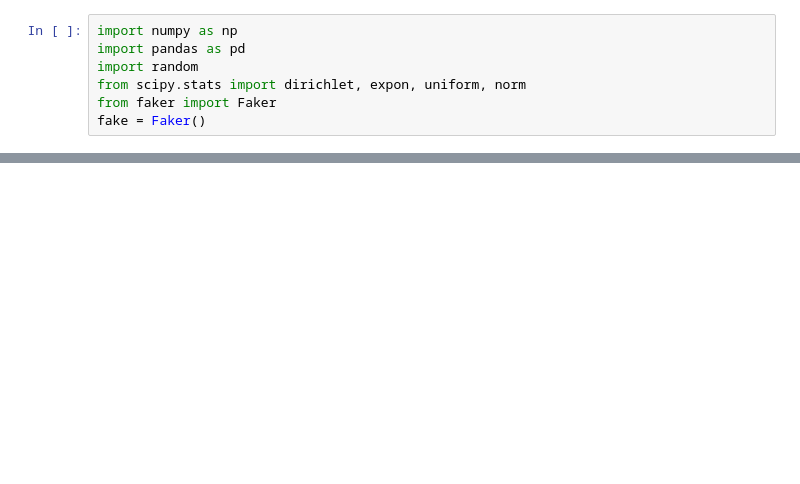
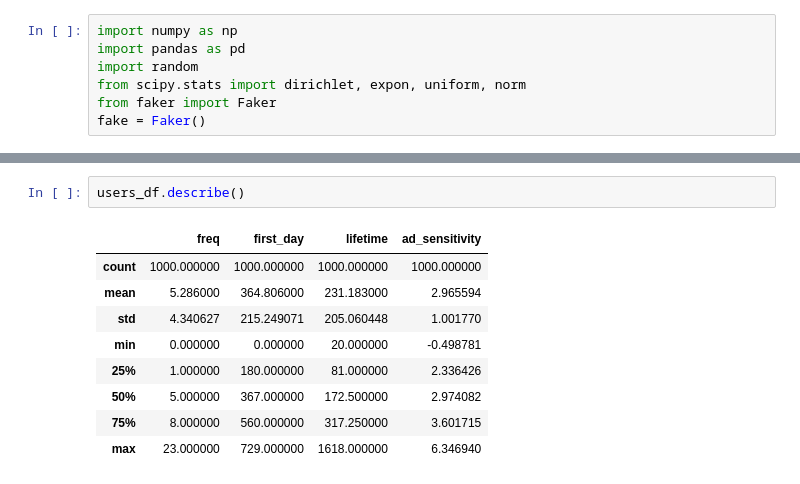
Before and after one commit to drewfeld216/BA2-Game, a Jupyter notebook: simulation.ipynb, the cells around one changed output, grey strips where cells are left out. Cells and saved outputs as stored; diff of their text form; blank space fills up the shorter version.

```diff
--- a/simulation.ipynb
+++ b/simulation.ipynb
@@ -139 +144,13 @@ users_df
 1000 rows × 8 columns
+# %%
+users_df.describe()
+# %% [output]
+|  | freq | first_day | lifetime | ad_sensitivity |
+| count | 1000.000000 | 1000.000000 | 1000.000000 | 1000.000000 |
+| mean | 5.286000 | 364.806000 | 231.183000 | 2.965594 |
+| std | 4.340627 | 215.249071 | 205.060448 | 1.001770 |
+| min | 0.000000 | 0.000000 | 20.000000 | -0.498781 |
+| 25% | 1.000000 | 180.000000 | 81.000000 | 2.336426 |
+| 50% | 5.000000 | 367.000000 | 172.500000 | 2.974082 |
+| 75% | 8.000000 | 560.000000 | 317.250000 | 3.601715 |
+| max | 23.000000 | 729.000000 | 1618.000000 | 6.346940 |
```
Also changed, not shown: parts of 7 cells of this notebook, 3 other files.
